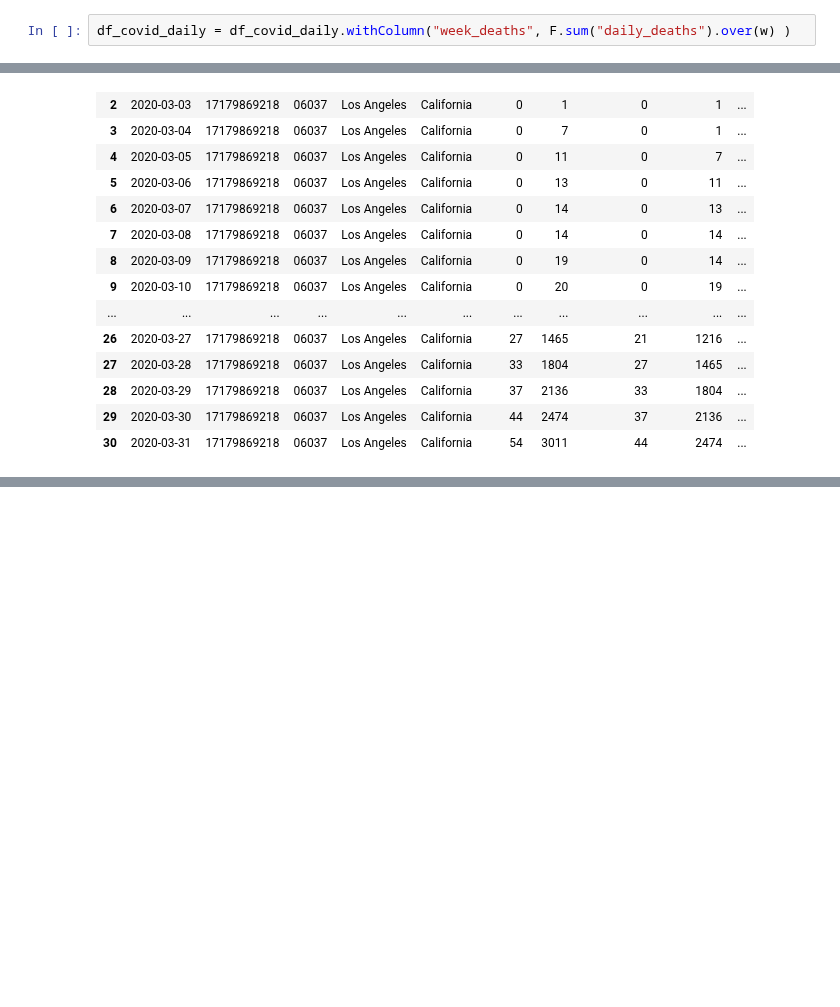
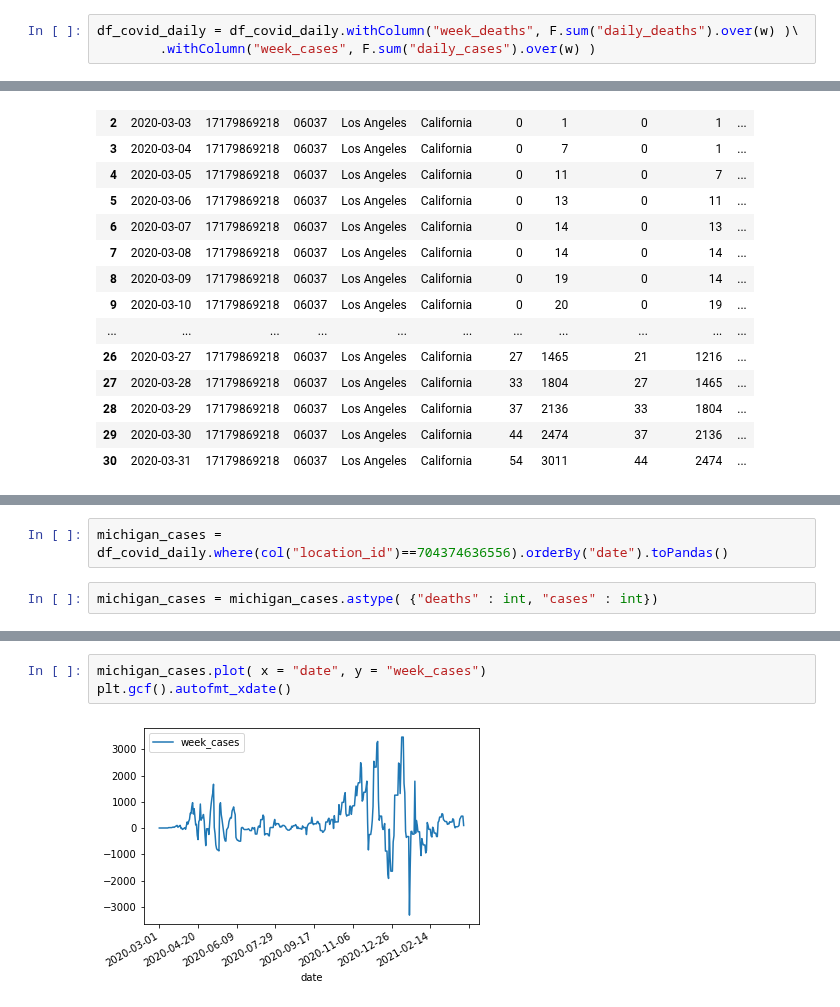
Before and after one commit to severine-baudry/capstone_data_engineer, a Jupyter notebook: preprocess_covid_counties.ipynb, the cells around one changed output, grey strips where cells are left out. Saved outputs shown, nothing was run; the diff lists cells and outputs as text; blank space fills up the shorter version.

Commit message:
explore negative daily and weekly cases / deaths

```diff
--- a/preprocess_covid_counties.ipynb
+++ b/preprocess_covid_counties.ipynb
@@ -182,7 +185,8 @@ df_covid_daily.where( (col("fips") == "06037") & ( F.month(col("date")) == 3)  &
 # %%
 w = Window.partitionBy("location_id").orderBy("days").rangeBetween(-6,0)
 # %%
-df_covid_daily = df_covid_daily.withColumn("week_deaths", F.sum("daily_deaths").over(w) )
+df_covid_daily = df_covid_daily.withColumn("week_deaths", F.sum("daily_deaths").over(w) )\
+        .withColumn("week_cases", F.sum("daily_cases").over(w) )
 # %%
 df_covid_daily.where( (col("fips") == "06037") & ( F.month(col("date")) == 3)  & (F.year(col("date")) == 2020) ).toPandas()
 # %% [output]
@@ -205,0 +322,4 @@ df_covid_daily.where( (col("fips") == "06037") & ( F.month(col("date")) == 3)  &
+# %%
+michigan_cases = df_covid_daily.where(col("location_id")==704374636556).orderBy("date").toPandas()
+# %%
+michigan_cases = michigan_cases.astype( {"deaths" : int, "cases" : int})
@@ -205,0 +346,5 @@ df_covid_daily.where( (col("fips") == "06037") & ( F.month(col("date")) == 3)  &
+# %%
+michigan_cases.plot( x = "date", y = "week_cases")
+plt.gcf().autofmt_xdate()
+# %% [output]
+[figure, added]
```
Also changed, not shown: parts of 26 cells of this notebook.
